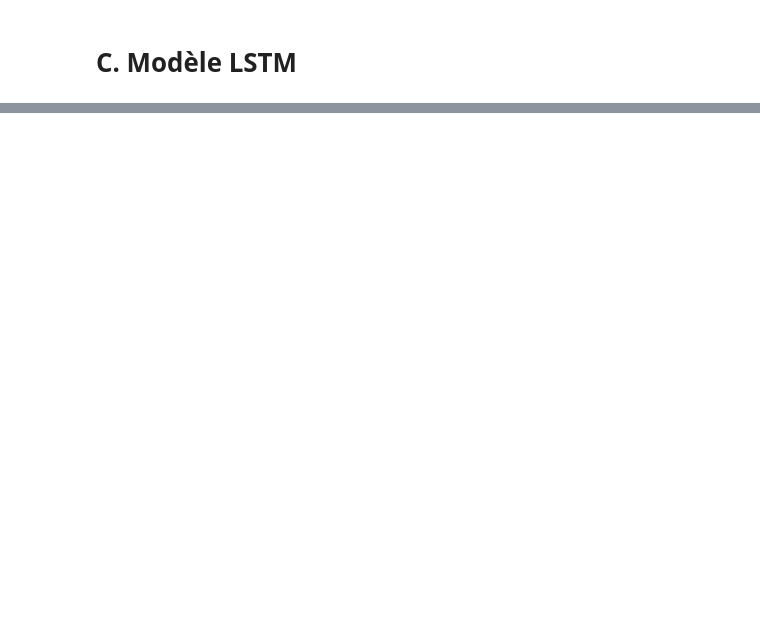
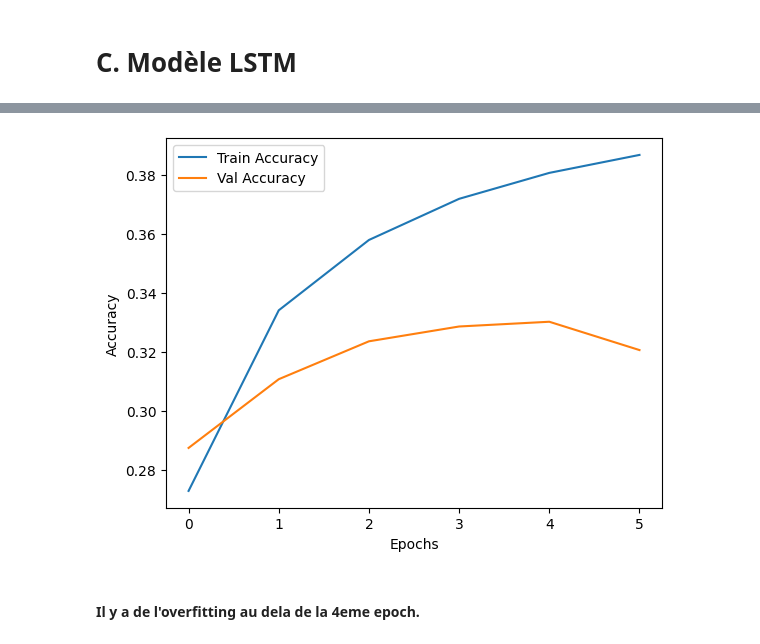
Before and after one commit to alizeemesnard/prediction_water_level, a Jupyter notebook: training.ipynb, the cells around one changed output, grey strips where cells are left out. Cells and saved outputs as stored; diff of their text form; code cells hidden in the pictures; blank space fills up the shorter version.

```diff
--- a/training.ipynb
+++ b/training.ipynb
@@ -186,0 +370,13 @@ Feature names unseen at fit time:
+# %%
+# Fusionner l'historique des accuracy
+plt.plot(history.history['accuracy'] + history_additional.history['accuracy'], label='Train Accuracy')
+plt.plot(history.history['val_accuracy'] + history_additional.history['val_accuracy'], label='Val Accuracy')
+
+plt.xlabel("Epochs")
+plt.ylabel("Accuracy")
+plt.legend()
+plt.show()
+# %% [output]
+[figure, added]
+# %% [markdown]
+#### Il y a de l'overfitting au dela de la 4eme epoch.
```
Also changed, not shown: parts of 39 cells of this notebook, 3 other files.
